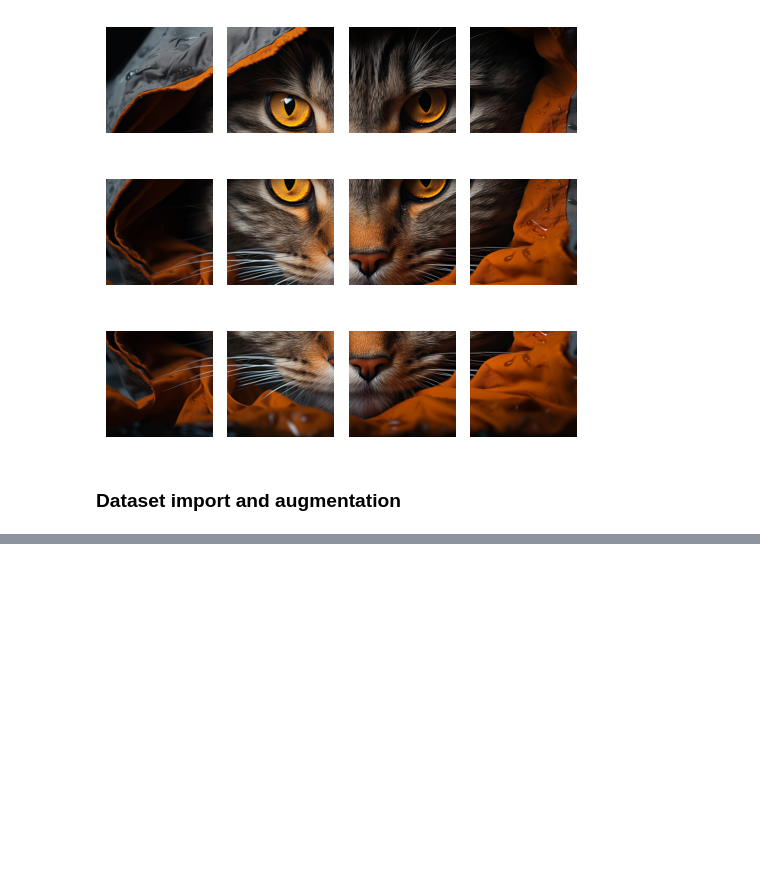
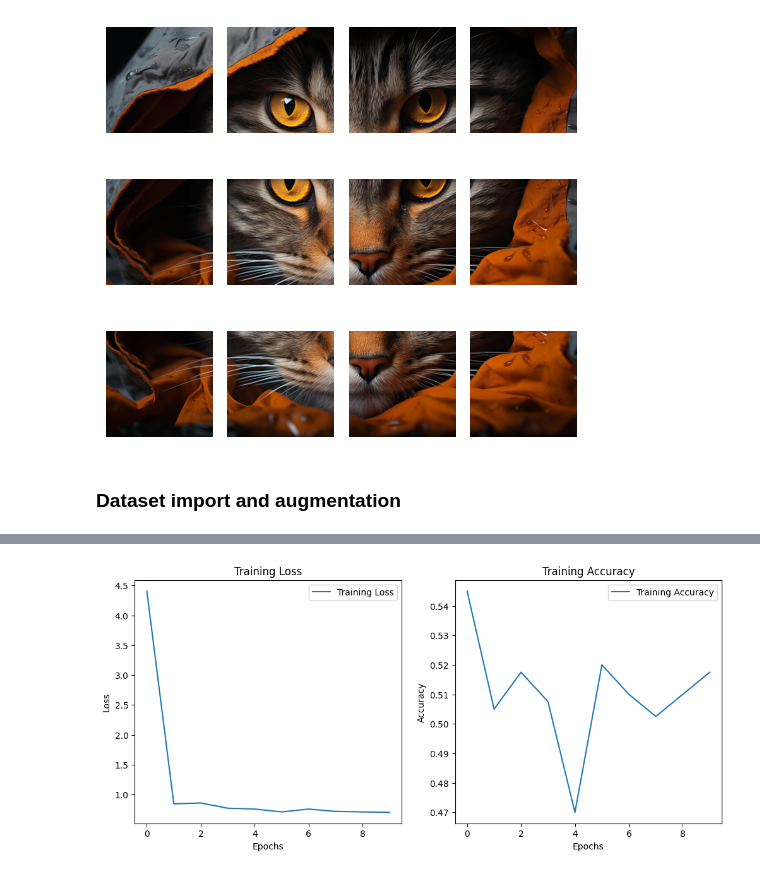
Before and after one commit to MatteoBreganni/Image-Super-Resolution, a Jupyter notebook: Progetto_Digital.ipynb, the cells around one changed output, grey strips where cells are left out. Cells and saved outputs as stored; diff of their text form; code cells hidden in the pictures; blank space fills up the shorter version.

```diff
--- a/Progetto_Digital.ipynb
+++ b/Progetto_Digital.ipynb
@@ -211,13 +212,14 @@ def augment_images(images, target_size=(1000, 1000)):
 
     return augmented_images_set
 # %%
-# Imports the first 100 train images
+# Imports the first 10 train images
 train_index = 0
-imported_images, train_index = import_images("ImageSuperResolutionDataset/training", 100, train_index)
+imported_images, train_index = import_images("ImageSuperResolutionDataset/training", 10, train_index)
 
 augmented_images = augment_images(imported_images) # Aguments the imported images by using the split_image function
 
 train_set = augmented_images.copy() # Saves the array in the starting training set
 
 print("Shape of the training set:", train_set.shape)
+print(train_index)
 # %% [output]
@@ -315,0 +228,5 @@ Epoch 1/10
+# %%
+# Calculates the train/test split
+tot_images_in_dataset = len(os.listdir("ImageSuperResolutionDataset/training"))
+train_index_max = int(tot_images_in_dataset * 0.75) # 75/25 train/test split
+print(train_index_max) # The first 'train_index_max' images are used for training
@@ -315,0 +357,27 @@ Epoch 1/10
+# %%
+def plot_training_metrics(history):
+    # Create a figure with two subplots
+    plt.figure(figsize=(12, 5))
+
+    # Plot Training vs Validation Loss
+    plt.subplot(1, 2, 1)
+    plt.plot(history.history['loss'], label='Training Loss')
+    plt.title('Training Loss')
+    plt.xlabel('Epochs')
+    plt.ylabel('Loss')
+    plt.legend()
+
+    # Plot Training vs Validation Accuracy
+    plt.subplot(1, 2, 2)
+    plt.plot(history.history['accuracy'], label='Training Accuracy')
+    plt.title('Training Accuracy')
+    plt.xlabel('Epochs')
+    plt.ylabel('Accuracy')
+    plt.legend()
+
+    # Show the plot
+    plt.show()
+# %%
+plot_training_metrics(history)
+# %% [output]
+[figure, added]
```
Also changed, not shown: parts of 8 cells of this notebook.
